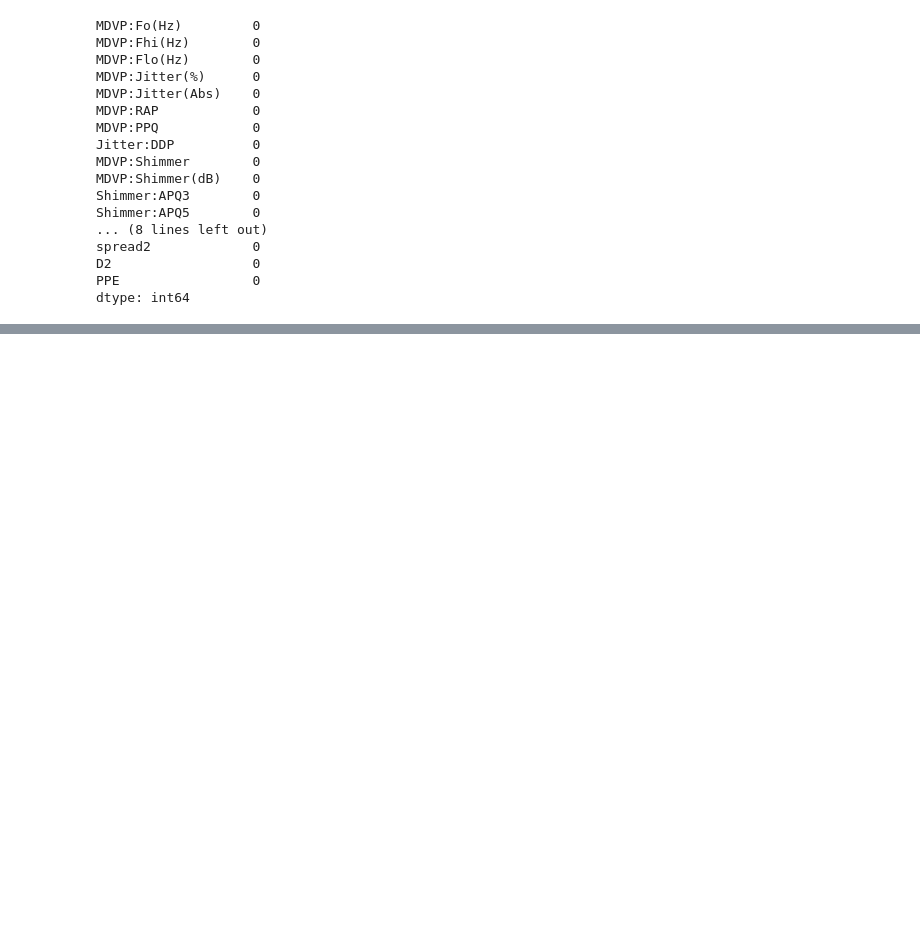
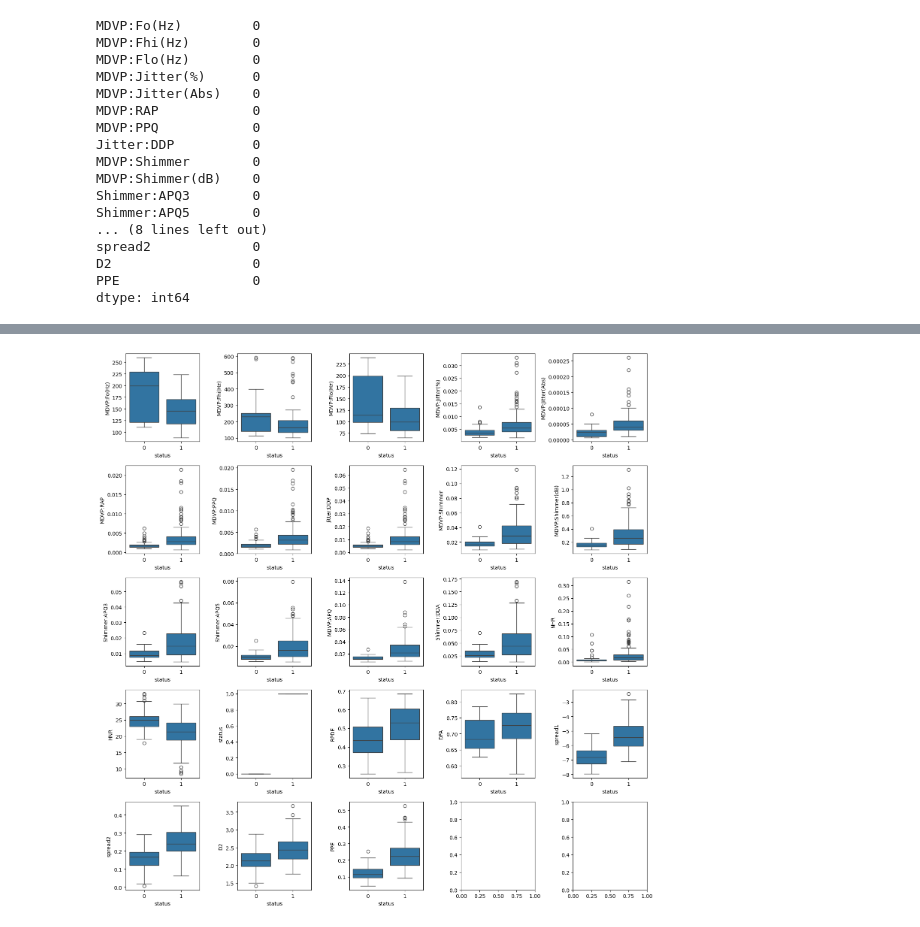
Before and after one commit to NavdeepTU/Machine-Learning, a Jupyter notebook: projects/03. parkinson_disease_prediction/model_training.ipynb, the cells around one changed output, grey strips where cells are left out. Saved outputs shown, nothing was run; the diff lists cells and outputs as text; code cells hidden in the pictures; blank space fills up the shorter version.

```diff
--- a/projects/03. parkinson_disease_prediction/model_training.ipynb
+++ b/projects/03. parkinson_disease_prediction/model_training.ipynb
@@ -118,0 +132,14 @@ dtype: int64
+# %%
+# in the above correlation heatmap we can see that many independent features are highly
+# correlated with each other
+
+# box plot
+fig, axes = plt.subplots(5, 5, figsize=(15, 15))
+axes = axes.flatten()
+
+for i in range(0, len(df.columns)):
+    sns.boxplot(x="status", y=df.iloc[:,i], data=df, ax=axes[i])
+plt.tight_layout()
+plt.show()
+# %% [output]
+[figure, added]
```
Also changed, not shown: parts of 6 cells of this notebook.
